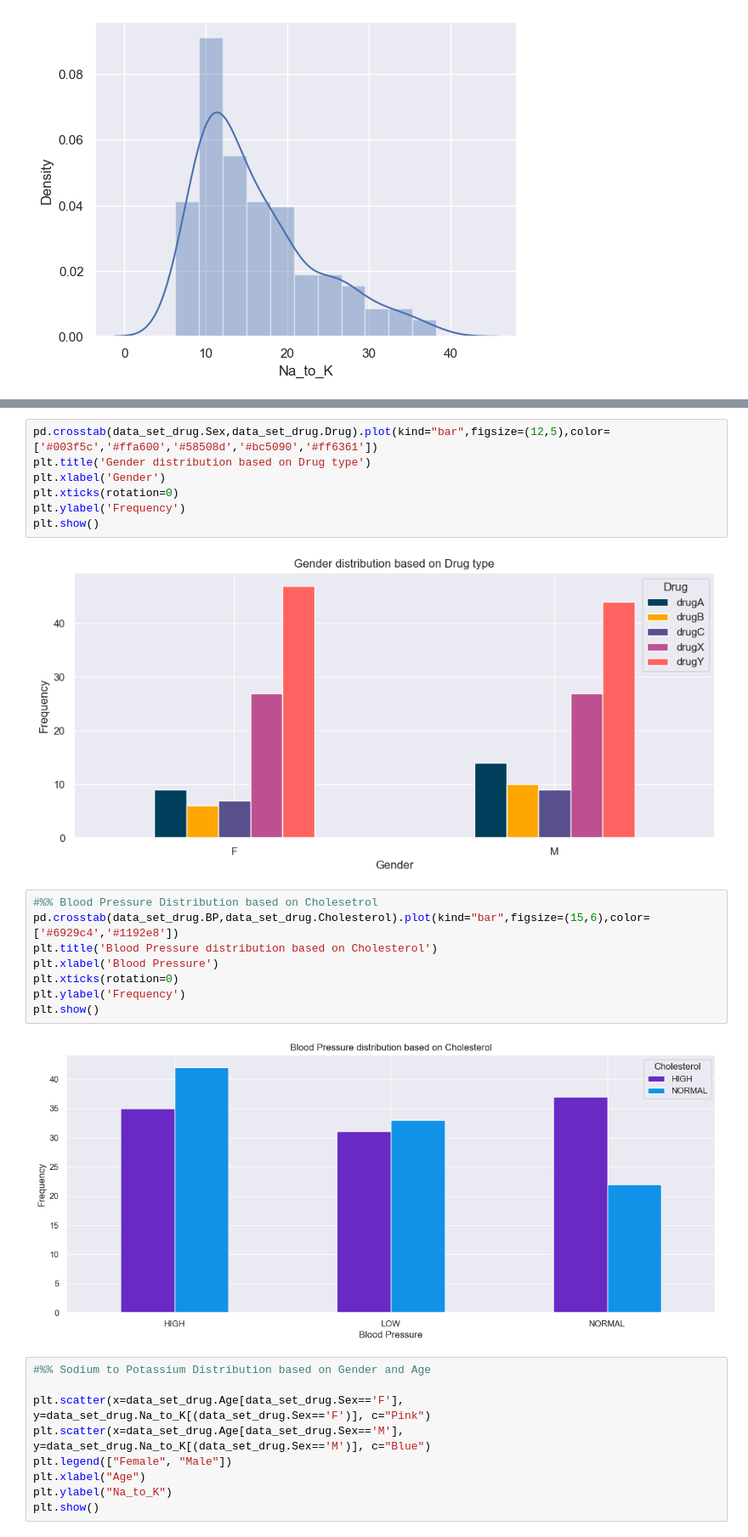
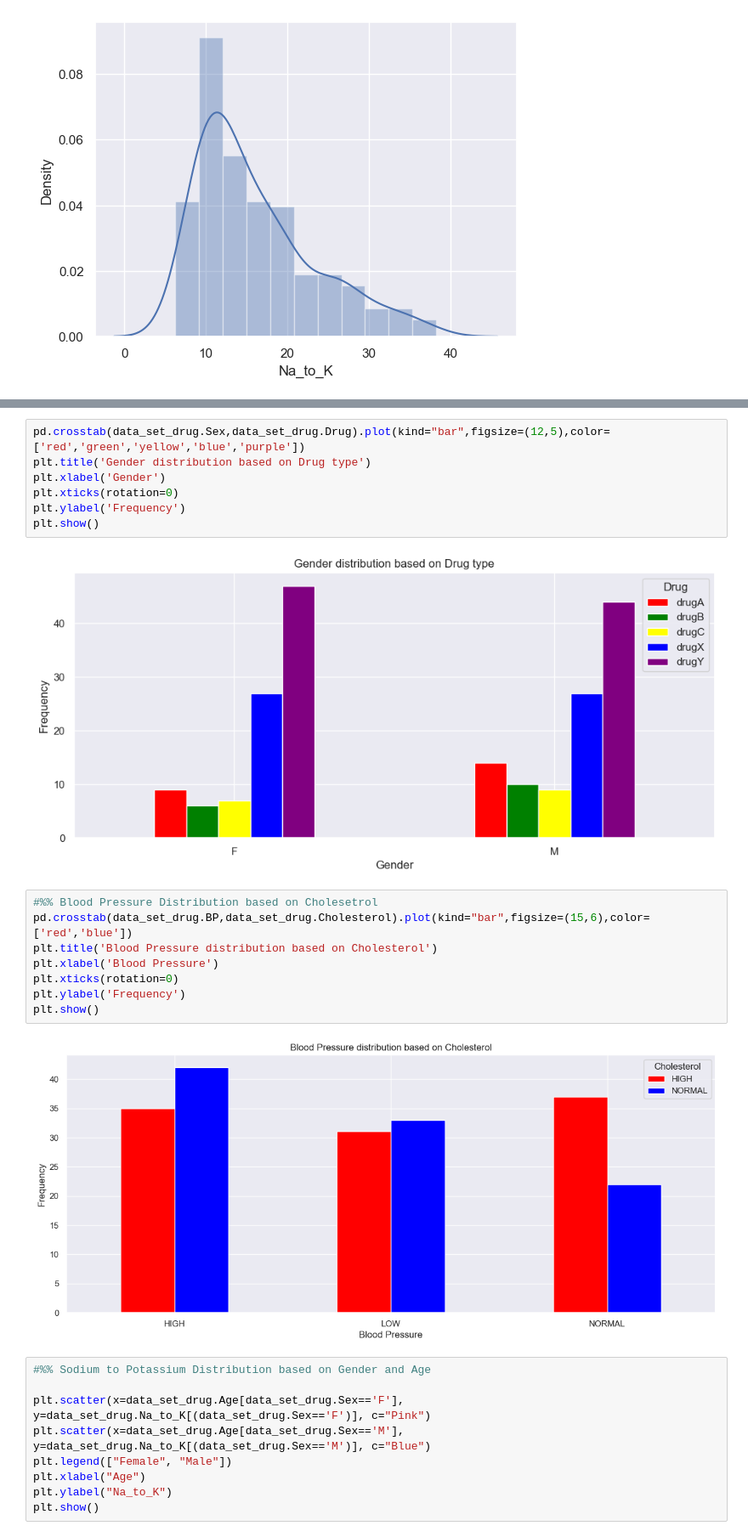
Before and after one commit to jonriber/MSc-IPT-Machine-Learning, a Jupyter notebook: PROJECTS/PROJECT_2/PR2_PART1_JONATAS.ipynb, the cells around one changed output, grey strips where cells are left out. Shown: that part at 85% size. Drawn from its saved outputs; the diff is of its cells as text.

```diff
--- a/PROJECTS/PROJECT_2/PR2_PART1_JONATAS.ipynb
+++ b/PROJECTS/PROJECT_2/PR2_PART1_JONATAS.ipynb
@@ -185,22 +195,22 @@ Passing `palette` without assigning `hue` is deprecated and will be removed in v
 # %%
-pd.crosstab(data_set_drug.Sex,data_set_drug.Drug).plot(kind="bar",figsize=(12,5),color=['#003f5c','#ffa600','#58508d','#bc5090','#ff6361'])
+pd.crosstab(data_set_drug.Sex,data_set_drug.Drug).plot(kind="bar",figsize=(12,5),color=['red','green','yellow','blue','purple'])
 plt.title('Gender distribution based on Drug type')
 plt.xlabel('Gender')
 plt.xticks(rotation=0)
 plt.ylabel('Frequency')
 plt.show()
 # %% [output]
-[figure, old version]
+[figure, new version]
 # %%
 #%% Blood Pressure Distribution based on Cholesetrol
-pd.crosstab(data_set_drug.BP,data_set_drug.Cholesterol).plot(kind="bar",figsize=(15,6),color=['#6929c4','#1192e8'])
+pd.crosstab(data_set_drug.BP,data_set_drug.Cholesterol).plot(kind="bar",figsize=(15,6),color=['red','blue'])
 plt.title('Blood Pressure distribution based on Cholesterol')
 plt.xlabel('Blood Pressure')
 plt.xticks(rotation=0)
 plt.ylabel('Frequency')
 plt.show()
 # %% [output]
-[figure, old version]
+[figure, new version]
 # %%
 #%% Sodium to Potassium Distribution based on Gender and Age
 
```
Also changed, not shown: parts of 11 cells of this notebook.
